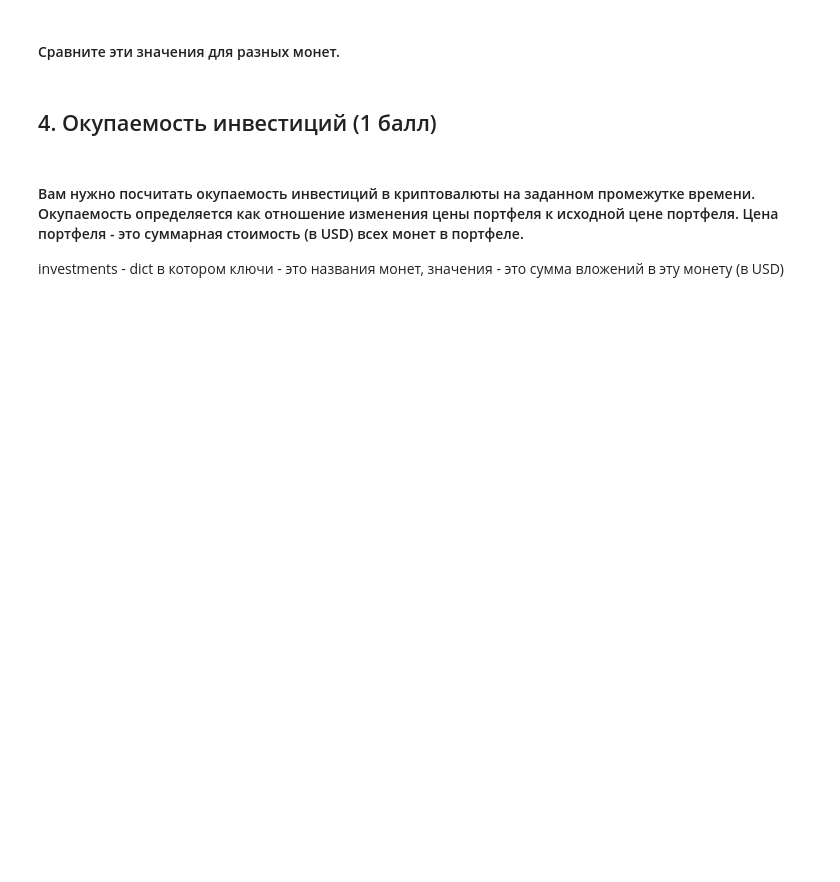
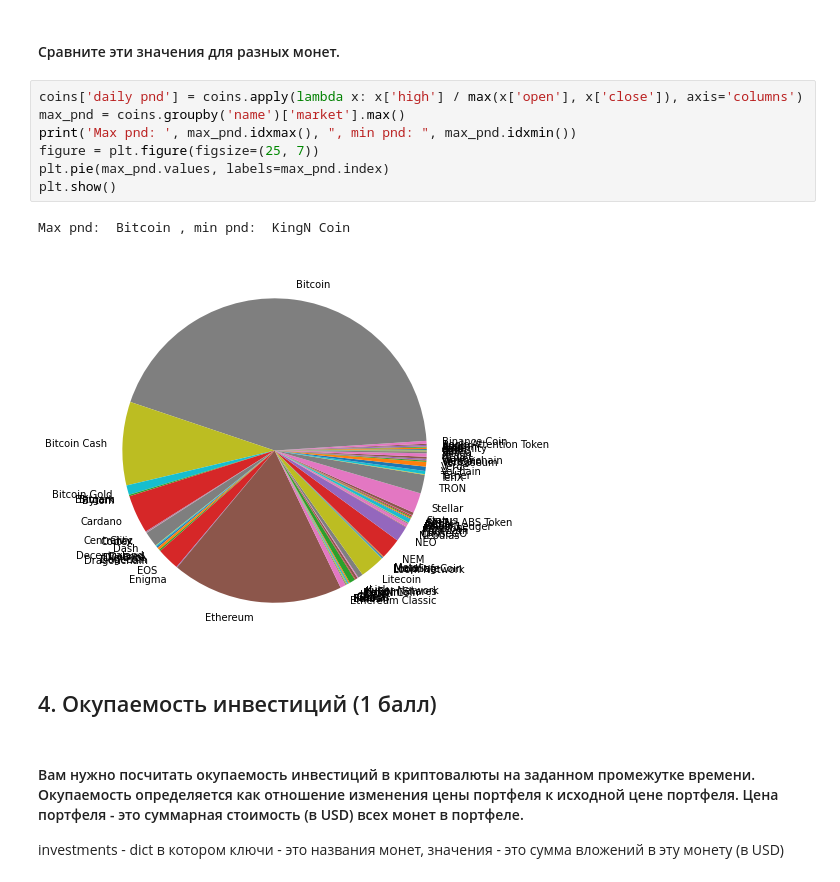
Before and after one commit to lilya4/python_lab, a Jupyter notebook: LabWork.ipynb, the cells around one changed output. Saved outputs shown, nothing was run; the diff lists cells and outputs as text; blank space fills up the shorter version.

```diff
--- a/LabWork.ipynb
+++ b/LabWork.ipynb
@@ -151,5 +153,15 @@ find_most_severe_pump_and_dump(coins, symbol='BTC', start_date='2017-06-01', end
 # %% [markdown]
 #### Сравните эти значения для разных монет.
+# %%
+coins['daily pnd'] = coins.apply(lambda x: x['high'] / max(x['open'], x['close']), axis='columns')
+max_pnd = coins.groupby('name')['market'].max()
+print('Max pnd: ', max_pnd.idxmax(), ", min pnd: ", max_pnd.idxmin())
+figure = plt.figure(figsize=(25, 7))
+plt.pie(max_pnd.values, labels=max_pnd.index)
+plt.show()
+# %% [output]
+Max pnd:  Bitcoin , min pnd:  KingN Coin
+[figure, added]
 # %% [markdown]
 ## 4. Окупаемость инвестиций (1 балл)
 # %% [markdown]
```
Also changed, not shown: parts of 15 cells of this notebook.
